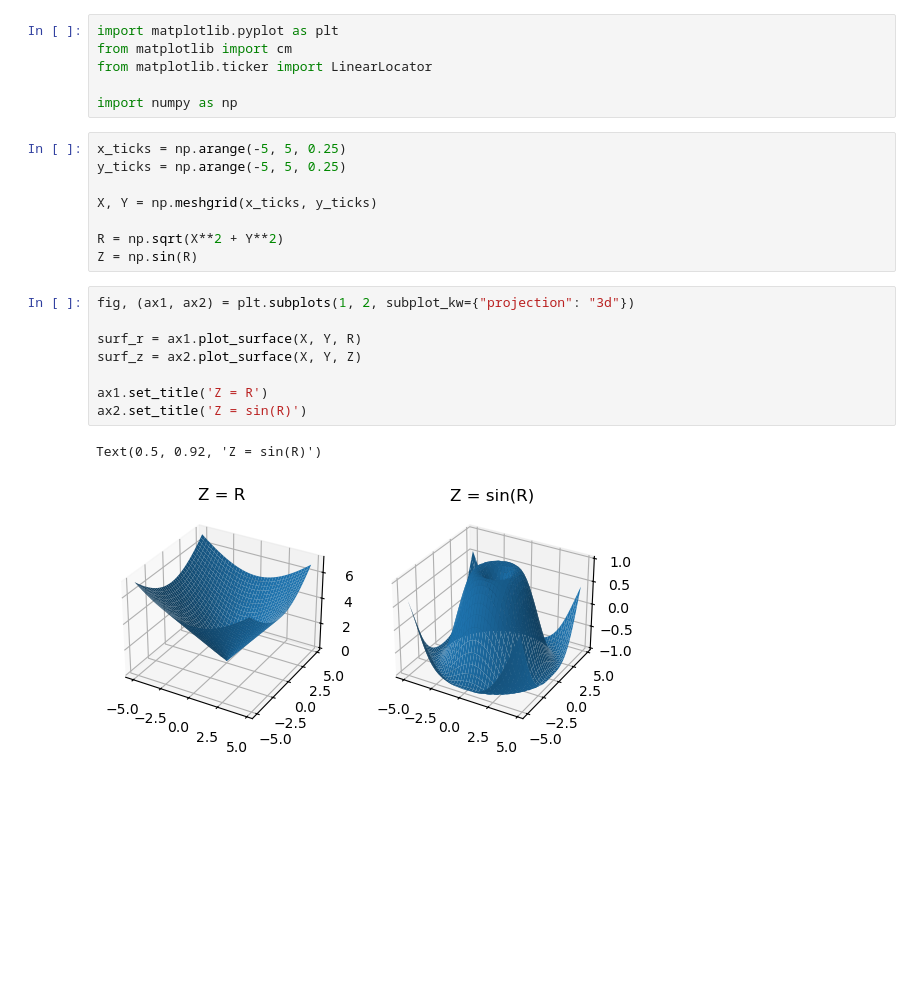
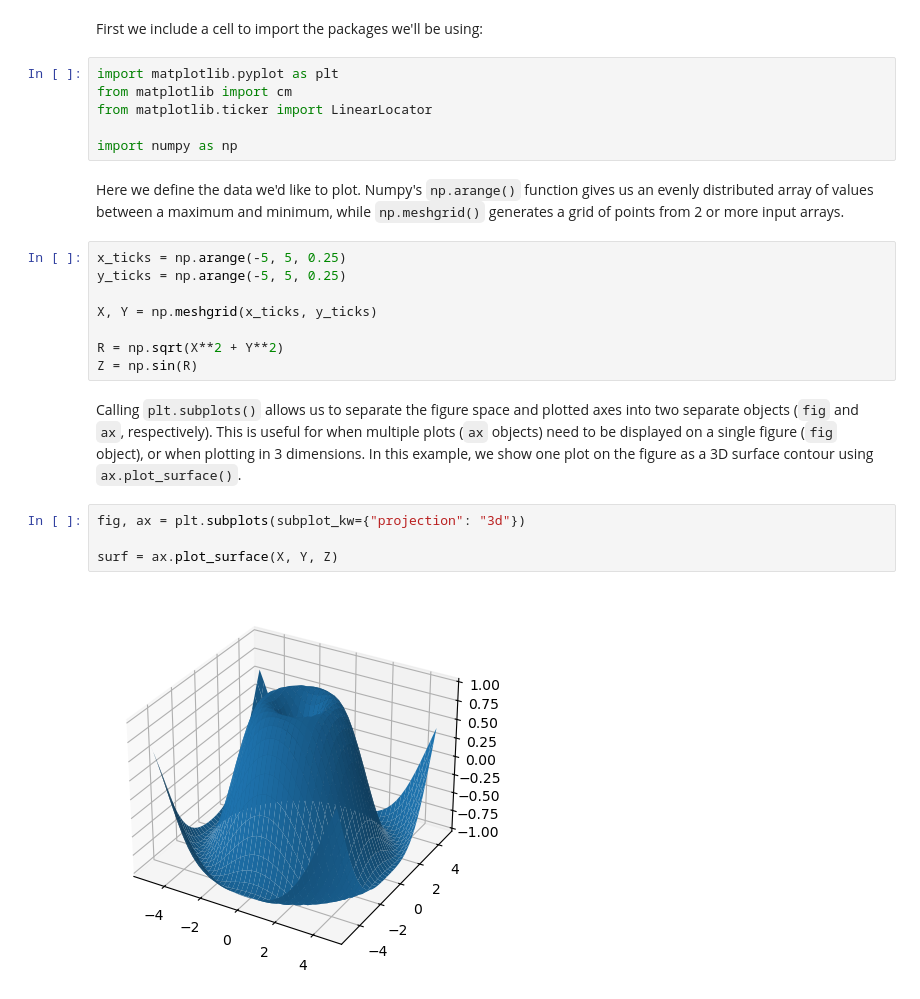
Before and after one commit to jkantorow/nucommlab-datavis-workshop, a Jupyter notebook: day-2/b_3d_surface_contour.ipynb, the cells around one changed output. Saved outputs shown, nothing was run; the diff lists cells and outputs as text; blank space fills up the shorter version.

```diff
--- a/day-2/b_3d_surface_contour.ipynb
+++ b/day-2/b_3d_surface_contour.ipynb
@@ -8,9 +7,13 @@ In this example, we will be writing code to generate the following figure:
+# %% [markdown]
+First we include a cell to import the packages we'll be using:
 # %%
 import matplotlib.pyplot as plt
 from matplotlib import cm
 from matplotlib.ticker import LinearLocator
 
 import numpy as np
+# %% [markdown]
+Here we define the data we'd like to plot. Numpy's `np.arange()` function gives us an evenly distributed array of values between a maximum and minimum, while `np.meshgrid()` generates a grid of points from 2 or more input arrays.
 # %%
 x_ticks = np.arange(-5, 5, 0.25)
 y_ticks = np.arange(-5, 5, 0.25)
@@ -19,14 +22,11 @@ X, Y = np.meshgrid(x_ticks, y_ticks)
 
 R = np.sqrt(X**2 + Y**2)
 Z = np.sin(R)
+# %% [markdown]
+Calling `plt.subplots()` allows us to separate the figure space and plotted axes into two separate objects (`fig` and `ax`, respectively). This is useful for when multiple plots (`ax` objects) need to be displayed on a single figure (`fig` object), or when plotting in 3 dimensions. In this example, we show one plot on the figure as a 3D surface contour using `ax.plot_surface()`.
 # %%
-fig, (ax1, ax2) = plt.subplots(1, 2, subplot_kw={"projection": "3d"})
+fig, ax = plt.subplots(subplot_kw={"projection": "3d"})
 
-surf_r = ax1.plot_surface(X, Y, R)
-surf_z = ax2.plot_surface(X, Y, Z)
-
-ax1.set_title('Z = R')
-ax2.set_title('Z = sin(R)')
+surf = ax.plot_surface(X, Y, Z)
 # %% [output]
-Text(0.5, 0.92, 'Z = sin(R)')
-[figure, old version]
+[figure, new version]
```
Also changed, not shown: parts of 16 cells of this notebook.
